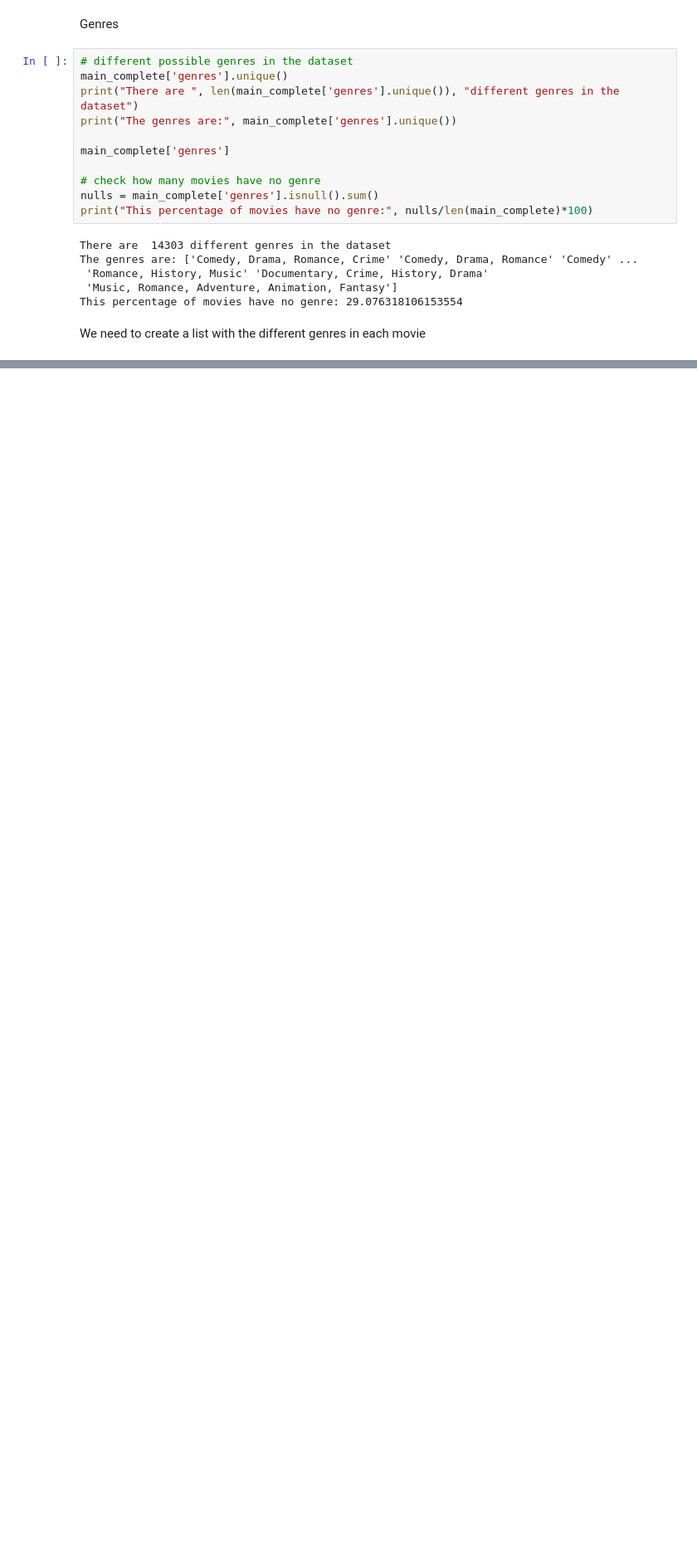
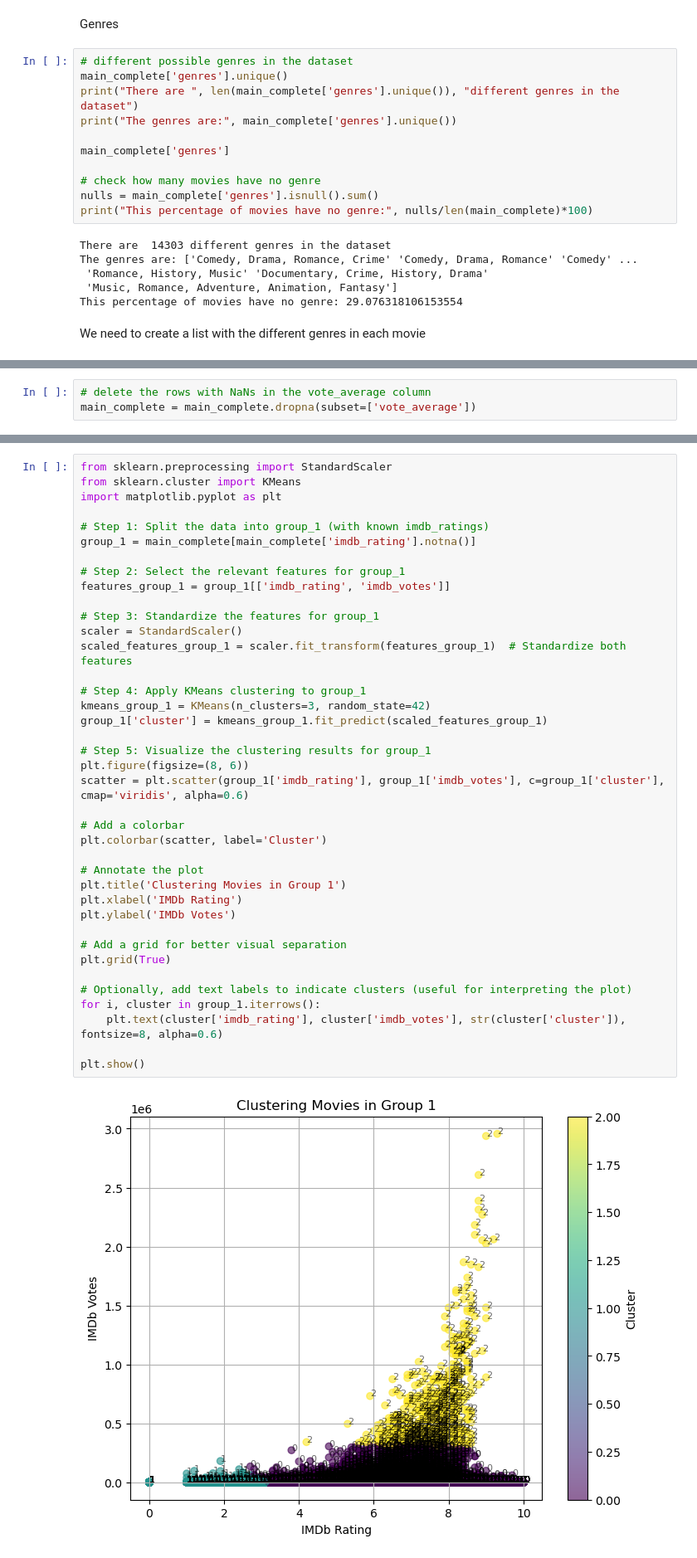
Before and after one commit to paulagambus/ctds_project, a Jupyter notebook: project.ipynb, the cells around one changed output, grey strips where cells are left out. Shown at 83% size. Saved outputs shown, nothing was run; the diff lists cells and outputs as text; blank space fills up the shorter version.

Commit message:
clustering_sunday

```diff
--- a/project.ipynb
+++ b/project.ipynb
@@ -196,0 +302,3 @@ plt.show()
+# %%
+# delete the rows with NaNs in the vote_average column
+main_complete = main_complete.dropna(subset=['vote_average'])
@@ -196,0 +330,41 @@ plt.show()
+# %%
+from sklearn.preprocessing import StandardScaler
+from sklearn.cluster import KMeans
+import matplotlib.pyplot as plt
+
+# Step 1: Split the data into group_1 (with known imdb_ratings)
+group_1 = main_complete[main_complete['imdb_rating'].notna()]
+
+# Step 2: Select the relevant features for group_1
+features_group_1 = group_1[['imdb_rating', 'imdb_votes']]
+
+# Step 3: Standardize the features for group_1
+scaler = StandardScaler()
+scaled_features_group_1 = scaler.fit_transform(features_group_1)  # Standardize both features
+
+# Step 4: Apply KMeans clustering to group_1
+kmeans_group_1 = KMeans(n_clusters=3, random_state=42)
+group_1['cluster'] = kmeans_group_1.fit_predict(scaled_features_group_1)
+
+# Step 5: Visualize the clustering results for group_1
+plt.figure(figsize=(8, 6))
+scatter = plt.scatter(group_1['imdb_rating'], group_1['imdb_votes'], c=group_1['cluster'], cmap='viridis', alpha=0.6)
+
+# Add a colorbar
+plt.colorbar(scatter, label='Cluster')
+
+# Annotate the plot
+plt.title('Clustering Movies in Group 1')
+plt.xlabel('IMDb Rating')
+plt.ylabel('IMDb Votes')
+
+# Add a grid for better visual separation
+plt.grid(True)
+
+# Optionally, add text labels to indicate clusters (useful for interpreting the plot)
+for i, cluster in group_1.iterrows():
+    plt.text(cluster['imdb_rating'], cluster['imdb_votes'], str(cluster['cluster']), fontsize=8, alpha=0.6)
+
+plt.show()
+# %% [output]
+[figure, added]
```
Also changed, not shown: parts of 15 cells of this notebook.
